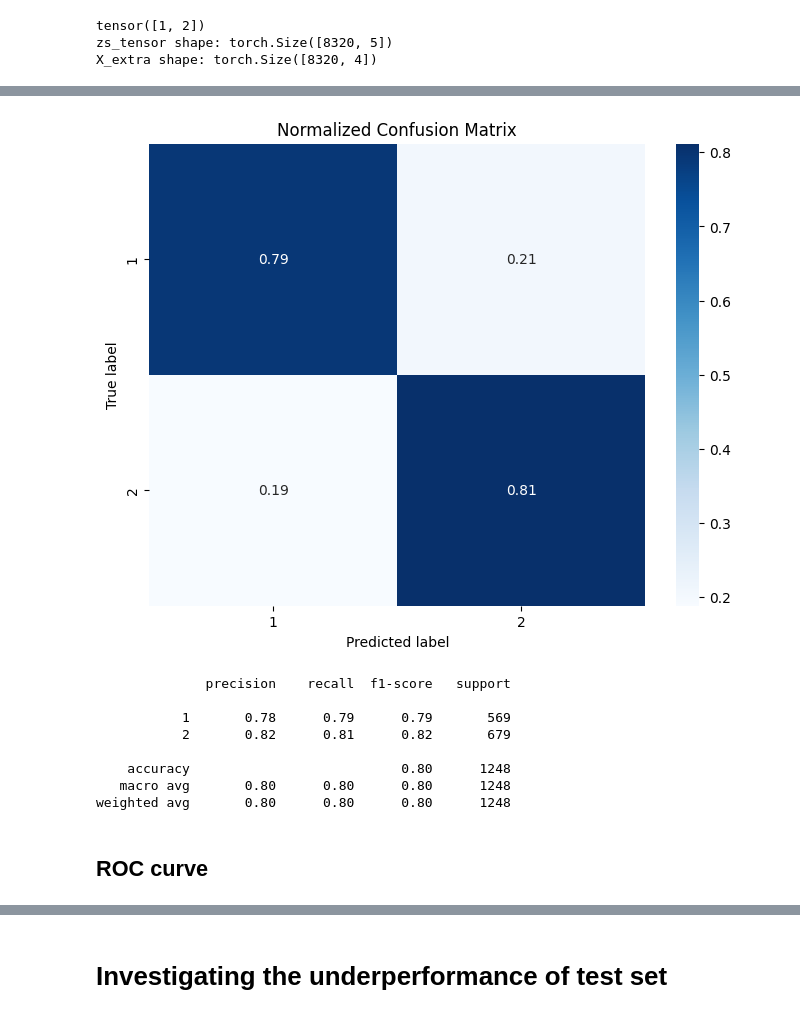
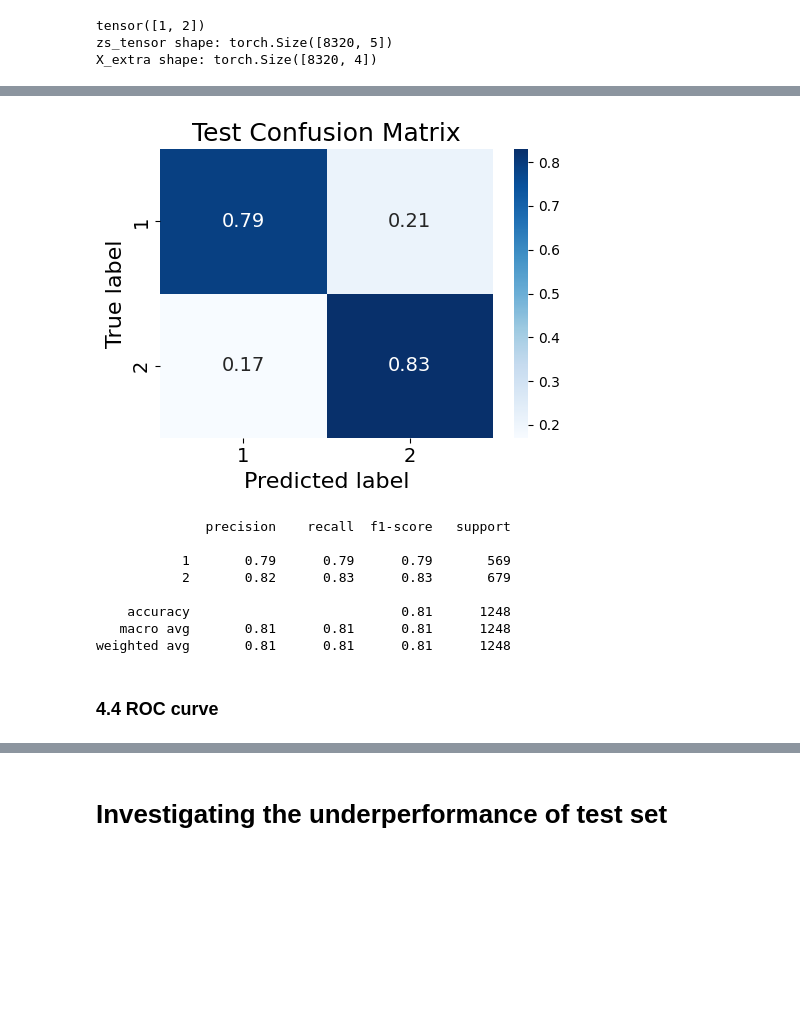
Before and after one commit to jonathancavallin/LCP_B_Project_REDIS, a Jupyter notebook: VAE_versione_Luca_classification_90input.ipynb, the cells around one changed output, grey strips where cells are left out. Saved outputs shown, nothing was run; the diff lists cells and outputs as text; code cells hidden in the pictures; blank space fills up the shorter version.

```diff
--- a/VAE_versione_Luca_classification_90input.ipynb
+++ b/VAE_versione_Luca_classification_90input.ipynb
@@ -948,5 +983,5 @@ Best Validation Accuracy: 91.99%
 # %%
-num_epochs = 40
+num_epochs = 200
 hidden_dims = best_params['hidden_dims']
 lr = best_params['lr']
 batch_size = best_params['batch_size']
@@ -1019,5 +1054,7 @@ plt.plot(np.arange(0,num_epochs,1),val_losses, label = 'Validation Loss')
 plt.xlabel('Epoch')
 plt.ylabel('NN Train Loss')
 plt.legend()
+filename = f'{directory_name}/part3.5_NN_loss.png'
+plt.savefig(filename)
 plt.show()
 # %% [output]
@@ -1108,42 +1175,57 @@ weighted avg       0.92      0.92      0.92      1248
 # %%
 modelNN.eval()
 all_preds = []
 all_labels = []
 all_probs = []
 
 with torch.no_grad():
     for zs, x_extra, labels in test_loader:
         zs, x_extra, labels = zs.to(device), x_extra.to(device), labels.to(device)
         logits = modelNN(zs, x_extra)
         _, predicted = torch.max(logits.data, 1)
         probs = torch.softmax(logits, dim=1)[:, 1]
         all_preds.extend(predicted.cpu().numpy())
         all_labels.extend(labels.cpu().numpy())
         all_probs.extend(probs.cpu().numpy())
 
 cm = confusion_matrix(all_labels, all_preds)
 cm_normalized = cm.astype('float') / cm.sum(axis=1)[:, np.newaxis]
 
-plt.figure(figsize=(8,6))
-sns.heatmap(cm_normalized, annot=True, fmt=".2f", cmap='Blues', xticklabels=[1, 2], yticklabels=[1, 2])
-plt.xlabel('Predicted label')
-plt.ylabel('True label')
-plt.title('Normalized Confusion Matrix')
+# Plot
+plt.figure(figsize=(5, 4))
+sns.heatmap(
+    cm_normalized,
+    annot=True,
+    fmt=".2f",
+    cmap='Blues',
+    xticklabels=[1, 2],
+    yticklabels=[1, 2],
+    annot_kws={"size": 14}  # Font size for numbers in cells
+)
+plt.xlabel('Predicted label', fontsize=16)
+plt.ylabel('True label', fontsize=16)
+plt.title('Test Confusion Matrix', fontsize=18)
+plt.xticks(fontsize=14)
+plt.yticks(fontsize=14)
+plt.tight_layout()
+filename = f'{directory_name}/part4.3_corr_matrix_test.png'
+plt.savefig(filename)
 plt.show()
 
+# Classification report
 print(classification_report(all_labels, all_preds))
 # %% [output]
-[figure, old version]
+[figure, new version]
               precision    recall  f1-score   support
 
-           1       0.78      0.79      0.79       569
-           2       0.82      0.81      0.82       679
+           1       0.79      0.79      0.79       569
+           2       0.82      0.83      0.83       679
 
-    accuracy                           0.80      1248
-   macro avg       0.80      0.80      0.80      1248
-weighted avg       0.80      0.80      0.80      1248
+    accuracy                           0.81      1248
+   macro avg       0.81      0.81      0.81      1248
+weighted avg       0.81      0.81      0.81      1248
 # %% [markdown]
-## ROC curve
+### 4.4 ROC curve
 # %%
 fpr, tpr, thresholds = roc_curve(all_labels, all_probs, pos_label=1)
 roc_auc = auc(fpr, tpr)
```
Also changed, not shown: parts of 37 cells of this notebook.
